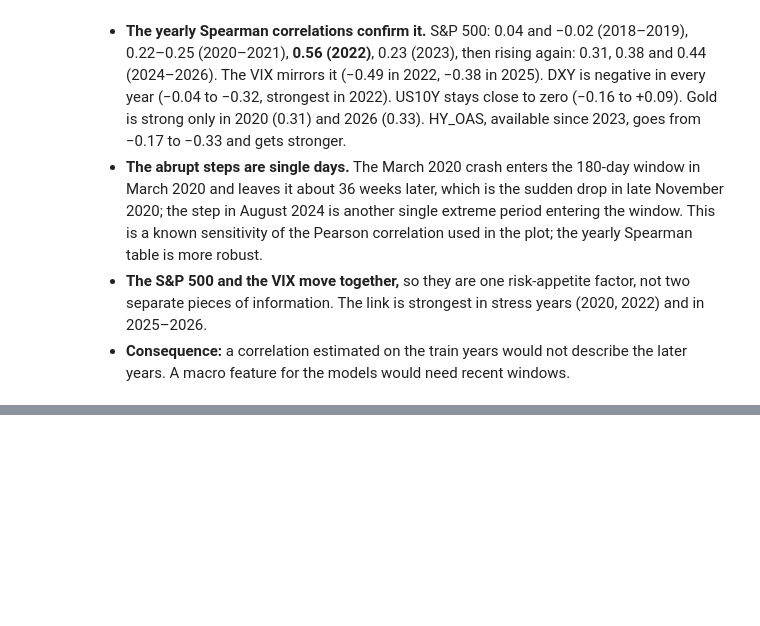
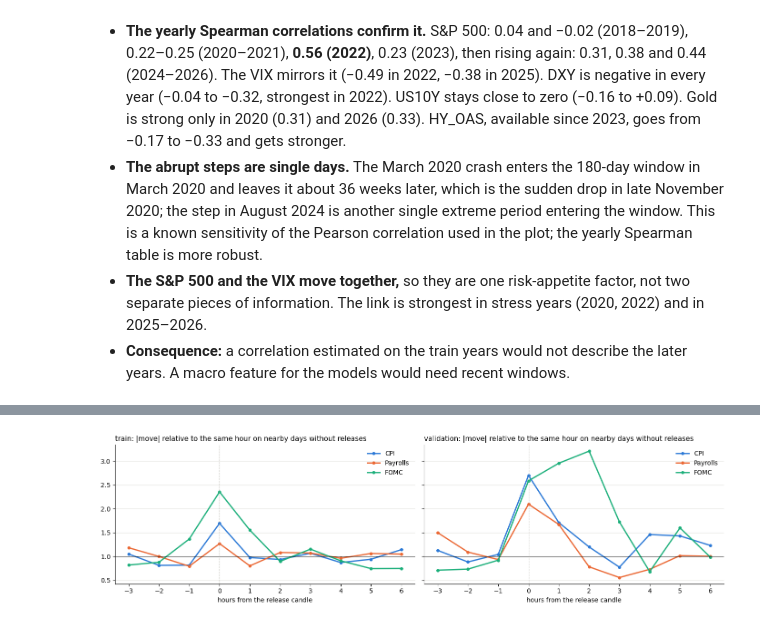
Before and after one commit to Descalabreitor/IAI600-final-project, a Jupyter notebook: data-analysis.ipynb, the cells around one changed output, grey strips where cells are left out. Drawn from its saved outputs; the diff is of its cells as text; code cells hidden in the pictures; blank space fills up the shorter version.

```diff
--- a/data-analysis.ipynb
+++ b/data-analysis.ipynb
@@ -975,0 +1133,71 @@ corr_by_year(panels["D"], vars_d, method=METHOD).round(2)
+# %%
+rel = pd.read_csv(RELEASES_FILE, parse_dates=["date", "timestamp_utc"])
+rel["hour"] = rel["timestamp_utc"].dt.floor("h")              # hourly candle that contains the release
+absr = r.abs()
+release_days = pd.DatetimeIndex(rel["timestamp_utc"].dt.normalize().unique())
+quiet_hour = (absr.index.dayofweek < 5) & ~absr.index.normalize().isin(release_days)   # weekday, no release that day
+BLOCKS = {"train": (r.index[0], TRAIN_END), "validation": (TRAIN_END + ONE_HOUR, VAL_END)}
+OFFSETS = range(-3, 7)                                         # hours around the release candle
+
+
+def matched(ts, window=pd.Timedelta(days=7)):
+    """Mean |r| at the same clock hour on weekdays without releases within +-7 days of ts."""
+    near = absr[(absr.index >= ts - window) & (absr.index <= ts + window) & quiet_hour]
+    near = near[near.index.hour == ts.hour]
+    return near.mean() if len(near) >= 3 else np.nan
+
+
+def day_mean(d0):
+    return absr.loc[d0:d0 + pd.Timedelta(hours=23)].mean()
+
+
+def matched_day(ts):
+    """Mean |r| of the same weekday one week before and after, if those days had no release."""
+    days = [ts.normalize() + pd.Timedelta(days=k) for k in (-7, 7)]
+    vals = [day_mean(d0) for d0 in days if d0 not in release_days]
+    return np.mean(vals) if vals else np.nan
+
+
+rows, profiles = {}, {}
+for block, (a, b) in BLOCKS.items():
+    in_block = rel[(rel["hour"] >= a) & (rel["hour"] <= b)]
+    for ev, g in [*in_block.groupby("event"), ("all releases", in_block)]:
+        # release hour
+        ev_abs = absr.reindex(g["hour"]).to_numpy()
+        ref = np.array([matched(t) for t in g["hour"]])
+        ok = ~np.isnan(ev_abs) & ~np.isnan(ref)
+        w = stats.wilcoxon(ev_abs[ok], ref[ok], alternative="greater")
+        # whole UTC day of the release vs the same weekdays nearby
+        day_ev = np.array([day_mean(t.normalize()) for t in g["hour"]])
+        day_ref = np.array([matched_day(t) for t in g["hour"]])
+        okd = ~np.isnan(day_ref)
+        rows[(block, ev)] = {"releases": int(ok.sum()), "release hour |r| %": ev_abs[ok].mean(),
+                             "matched hour |r| %": ref[ok].mean(), "ratio hour": ev_abs[ok].sum() / ref[ok].sum(),
+                             "median ratio hour": np.median(ev_abs[ok] / ref[ok]),
+                             "p (Wilcoxon)": w.pvalue, "ratio whole day": day_ev[okd].sum() / day_ref[okd].sum()}
+        # profile around the release
+        profiles[(block, ev)] = pd.Series({k: np.nansum(absr.reindex(g["hour"] + k * ONE_HOUR).to_numpy())
+                                           / np.nansum([matched(t + k * ONE_HOUR) for t in g["hour"]]) for k in OFFSETS})
+
+events_tab = pd.DataFrame(rows).T
+single = events_tab.index.get_level_values(1) != "all releases"
+events_tab.loc[single, "q (FDR, 6 tests)"] = stats.false_discovery_control(events_tab.loc[single, "p (Wilcoxon)"].astype(float))
+display(events_tab.style.format({"releases": "{:.0f}", "release hour |r| %": "{:.3f}", "matched hour |r| %": "{:.3f}",
+                                 "ratio hour": "{:.2f}", "median ratio hour": "{:.2f}", "p (Wilcoxon)": "{:.3f}",
+                                 "ratio whole day": "{:.2f}", "q (FDR, 6 tests)": "{:.3f}"}, na_rep=""))
+
+fig, ax = plt.subplots(1, 2, figsize=(14, 4), sharey=True)
+for a_, block in zip(ax, BLOCKS):
+    for ev, c in zip(["CPI", "Payrolls", "FOMC"], [BLUE, ORANGE, AQUA]):
+        p_ = profiles[(block, ev)]
+        a_.plot(p_.index, p_.values, marker="o", ms=4, lw=2, color=c, label=ev)
+    a_.axhline(1, c="k", lw=0.6)
+    a_.axvline(0, c=GREY, lw=0.8, ls="--")
+    a_.set_xticks(list(OFFSETS))
+    a_.set_xlabel("hours from the release candle")
+    a_.legend(frameon=False)
+    tidy(a_, f"{block}: |move| relative to the same hour on nearby days without releases")
+plt.tight_layout()
+plt.show()
+display(pd.DataFrame(profiles).T.round(2))   # ratio per hour from the release candle (0 = release hour)
+# %% [output]
@@ -975,0 +1213 @@ corr_by_year(panels["D"], vars_d, method=METHOD).round(2)
+[figure, added]
```
Also changed, not shown: parts of 19 cells of this notebook.
